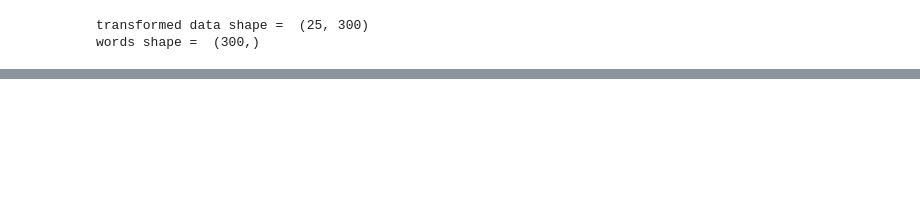
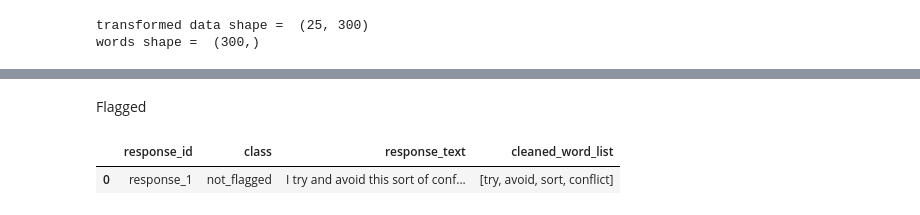
Before and after one commit to mitramir55/Kaggle-NLP-text-classification, a Jupyter notebook: deepNLP_notebook_1.ipynb, the cells around one changed output, grey strips where cells are left out. Cells and saved outputs as stored; diff of their text form; code cells hidden in the pictures; blank space fills up the shorter version.

```diff
--- a/deepNLP_notebook_1.ipynb
+++ b/deepNLP_notebook_1.ipynb
@@ -102,0 +102,8 @@ words_df
+# %%
+import nltk
+nltk.download('stopwords')
+nltk.download('punkt')
+from nltk.corpus import stopwords
+from nltk.tokenize import word_tokenize
+
+stop_words = set(stopwords.words('english'))
@@ -102,0 +170,7 @@ words_df
+# %% [markdown]
+Flagged
+# %%
+df.head(1)
+# %% [output]
+|  | response_id | class | response_text | cleaned_word_list |
+| 0 | response_1 | not_flagged | I try and avoid this sort of conf... | [try, avoid, sort, conflict] |
```
Also changed, not shown: parts of 26 cells of this notebook, 1 other file.
